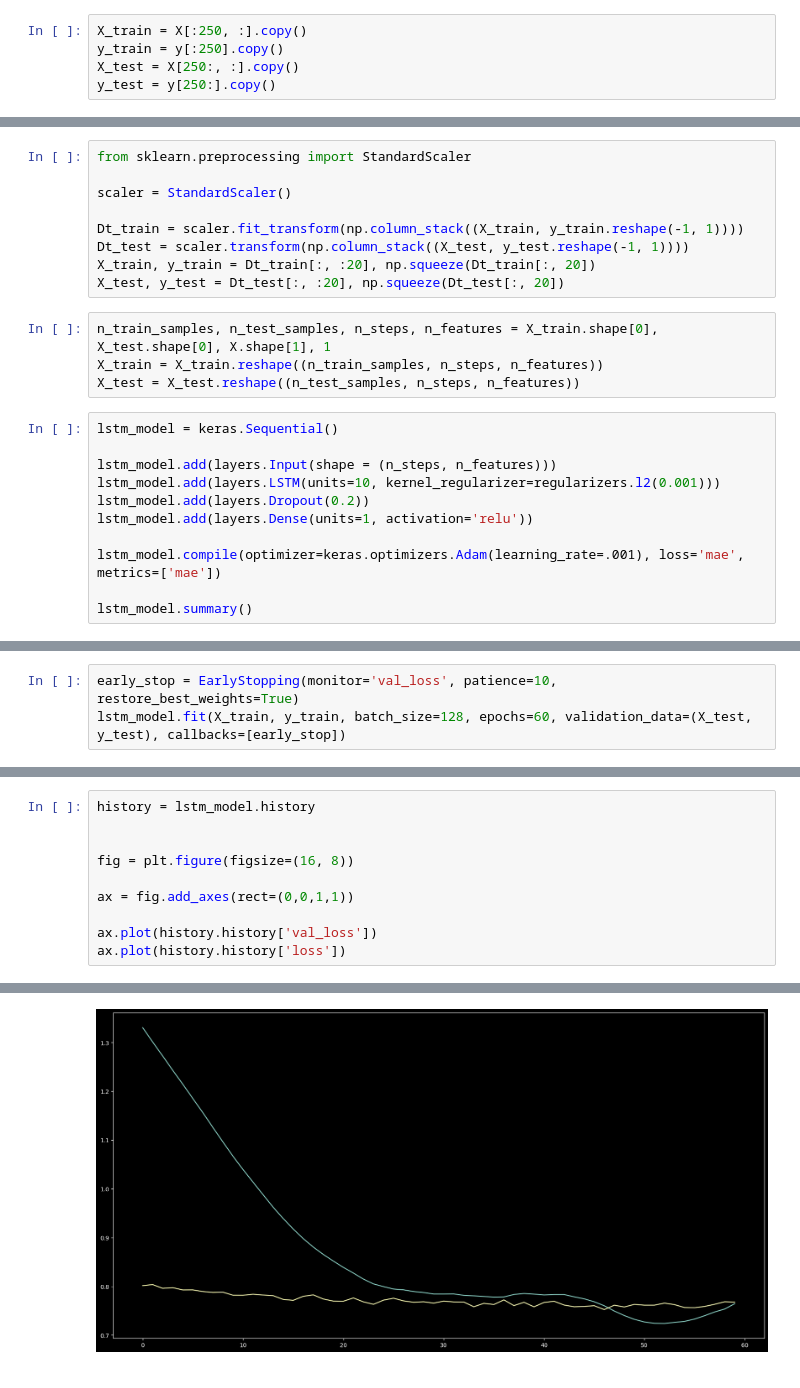
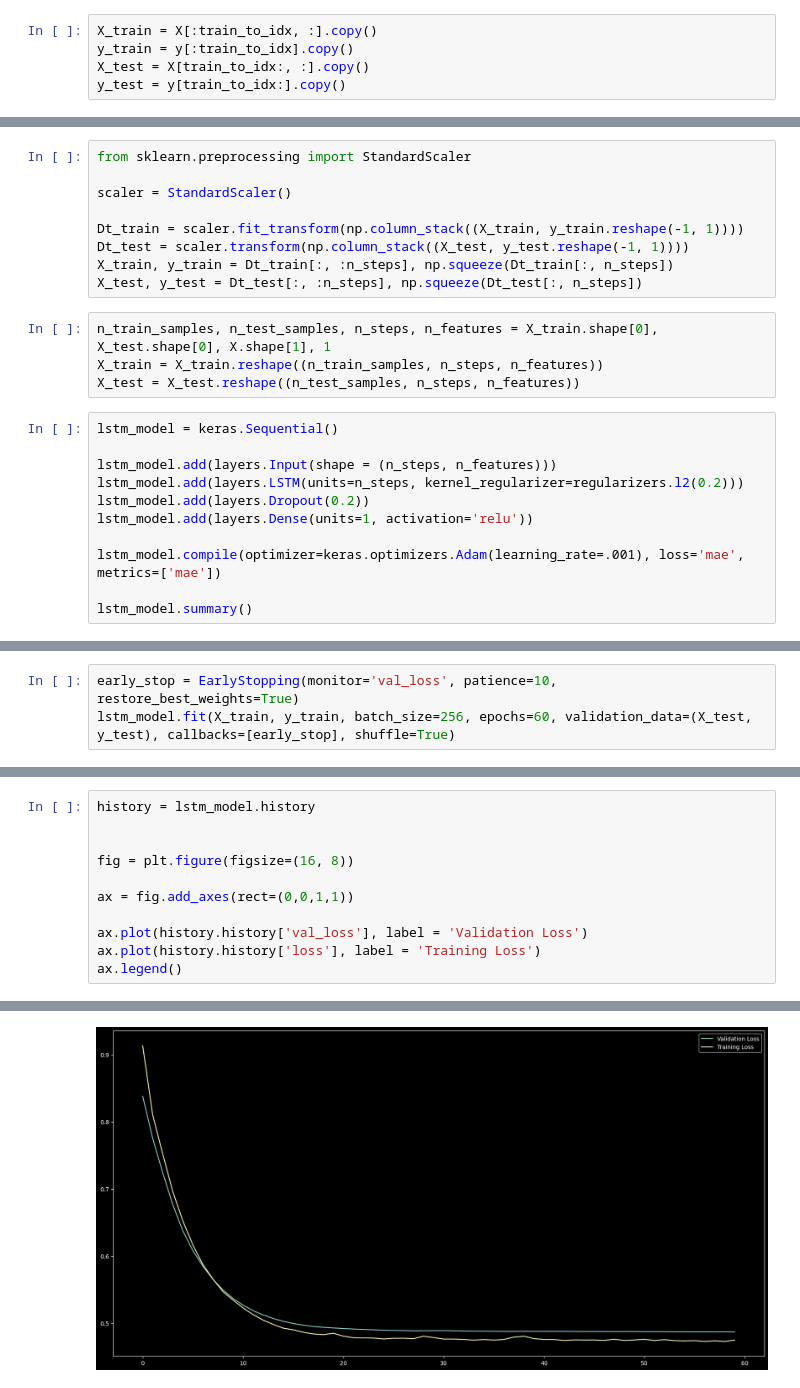
Before and after one commit to hanibounoua/deep-learning-workshops, a Jupyter notebook: TImeserie-prediction-lstm.ipynb, the cells around one changed output, grey strips where cells are left out. Saved outputs shown, nothing was run; the diff lists cells and outputs as text.

```diff
--- a/TImeserie-prediction-lstm.ipynb
+++ b/TImeserie-prediction-lstm.ipynb
@@ -79,5 +80,5 @@ n_samples
 # %%
-X_train = X[:250, :].copy()
-y_train = y[:250].copy()
-X_test = X[250:, :].copy()
-y_test = y[250:].copy()
+X_train = X[:train_to_idx, :].copy()
+y_train = y[:train_to_idx].copy()
+X_test = X[train_to_idx:, :].copy()
+y_test = y[train_to_idx:].copy()
@@ -110,8 +89,8 @@ scaler = StandardScaler()
 
 Dt_train = scaler.fit_transform(np.column_stack((X_train, y_train.reshape(-1, 1))))
 Dt_test = scaler.transform(np.column_stack((X_test, y_test.reshape(-1, 1))))
-X_train, y_train = Dt_train[:, :20], np.squeeze(Dt_train[:, 20])
-X_test, y_test = Dt_test[:, :20], np.squeeze(Dt_test[:, 20])
+X_train, y_train = Dt_train[:, :n_steps], np.squeeze(Dt_train[:, n_steps])
+X_test, y_test = Dt_test[:, :n_steps], np.squeeze(Dt_test[:, n_steps])
 # %%
 n_train_samples, n_test_samples, n_steps, n_features = X_train.shape[0], X_test.shape[0], X.shape[1], 1
 X_train = X_train.reshape((n_train_samples, n_steps, n_features))
@@ -120,7 +99,7 @@ X_test = X_test.reshape((n_test_samples, n_steps, n_features))
 lstm_model = keras.Sequential()
 
 lstm_model.add(layers.Input(shape = (n_steps, n_features)))
-lstm_model.add(layers.LSTM(units=10, kernel_regularizer=regularizers.l2(0.001)))
+lstm_model.add(layers.LSTM(units=n_steps, kernel_regularizer=regularizers.l2(0.2)))
 lstm_model.add(layers.Dropout(0.2))
 lstm_model.add(layers.Dense(units=1, activation='relu'))
 
@@ -143,6 +122,6 @@ Model: "sequential_3"
  Non-trainable params: 0 (0.00 B)
 # %%
 early_stop = EarlyStopping(monitor='val_loss', patience=10, restore_best_weights=True)
-lstm_model.fit(X_train, y_train, batch_size=128, epochs=60, validation_data=(X_test, y_test), callbacks=[early_stop])
+lstm_model.fit(X_train, y_train, batch_size=256, epochs=60, validation_data=(X_test, y_test), callbacks=[early_stop], shuffle=True)
 # %% [output]
 Epoch 1/60
@@ -171,6 +150,7 @@ fig = plt.figure(figsize=(16, 8))
 
 ax = fig.add_axes(rect=(0,0,1,1))
 
-ax.plot(history.history['val_loss'])
-ax.plot(history.history['loss'])
+ax.plot(history.history['val_loss'], label = 'Validation Loss')
+ax.plot(history.history['loss'], label = 'Training Loss')
+ax.legend()
 # %% [output]
@@ -178 +158 @@ ax.plot(history.history['loss'])
-[figure, old version]
+[figure, new version]
```
Also changed, not shown: parts of 18 cells of this notebook.
